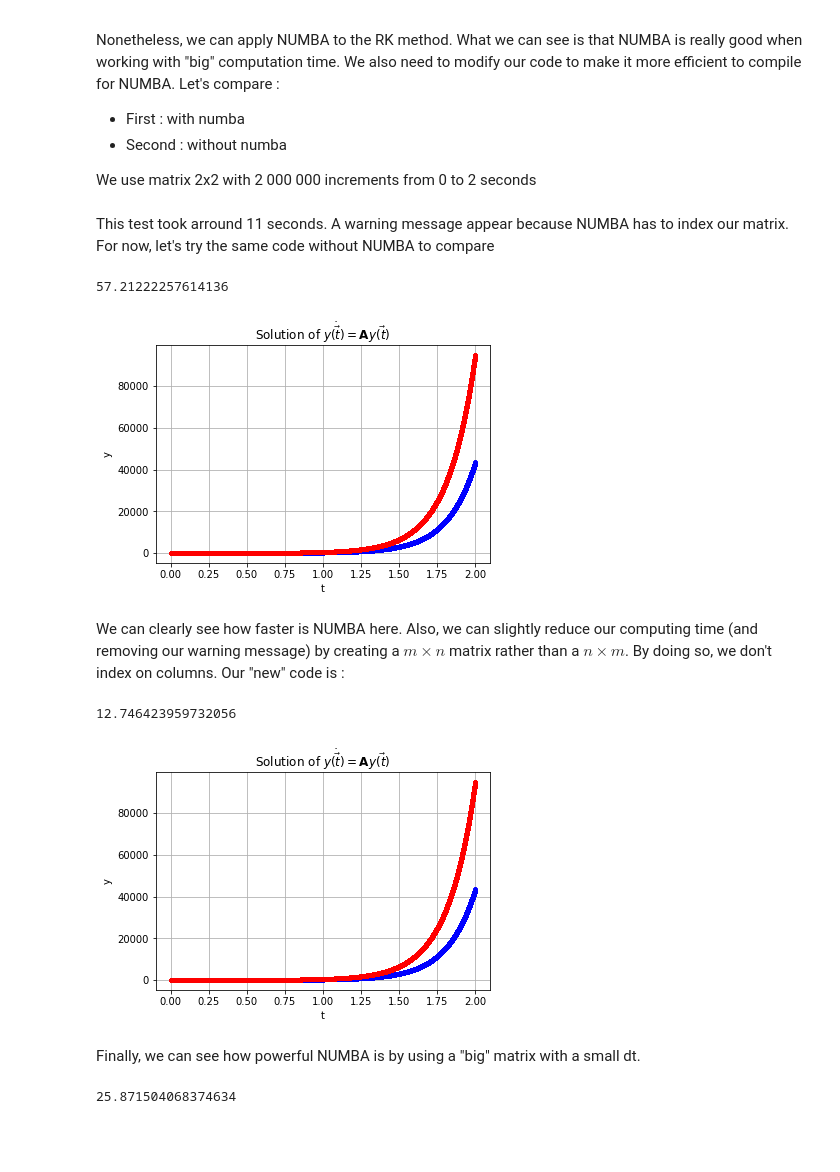
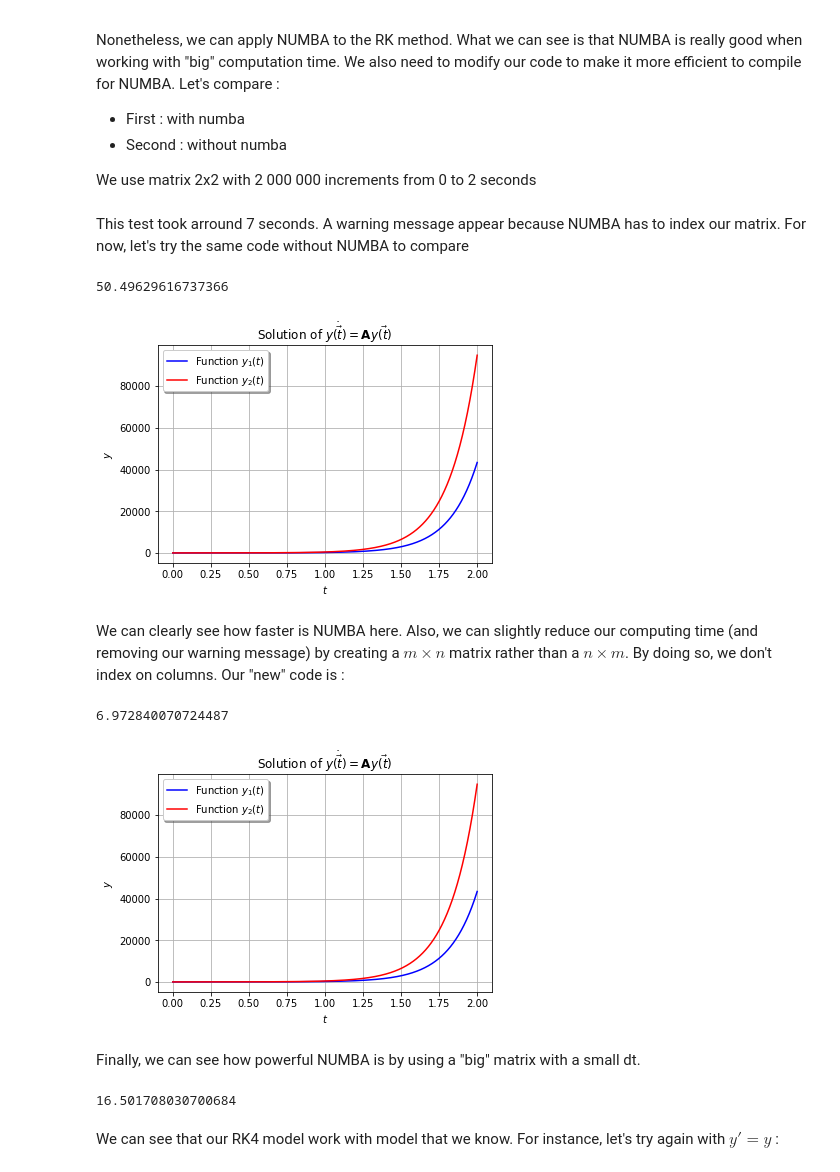
Before and after one commit to DCC-Lab/Computational-neuroscience-RNNs-, a Jupyter notebook: Differential_equation_solver/Diff_Eq_Solver_Euler_RK_.ipynb, the cells around one changed output. Cells and saved outputs as stored; diff of their text form; code cells hidden in the pictures; blank space fills up the shorter version.

```diff
--- a/Differential_equation_solver/Diff_Eq_Solver_Euler_RK_.ipynb
+++ b/Differential_equation_solver/Diff_Eq_Solver_Euler_RK_.ipynb
@@ -139,7 +140,7 @@ def EDO_Euler_Matrix_Opti(IC, t, A):
     res[:,0] = IC  #Setting our initial conditions
     for i in range(1, m):
         delta_t = t[i] - t[i-1]
-        res[:,i] = np.matmul(linalg.expm(A * delta_t), res[:,(i-1)])
+        res[:,i] = linalg.expm(A * delta_t) @ res[:,(i-1)]
     return res
 # %%
 t = np.linspace(0, 10, 1000)
@@ -165,12 +167,13 @@ IC = np.array([1, 1, 1]).T
 A = np.random.randn(3,3)
 A = 1.5 * A  # We increase the variance
 print(A)
-for y in EDO_Euler_Matrix_Opti(t=t, IC=IC, A=A):
-    plt.plot(t, y, ".-")
+for i, y in enumerate(EDO_Euler_Matrix_Opti(t=t, IC=IC, A=A)):
+    plt.plot(t, y, "-", label=f"$y_{i+1}(t)$")
 
 plt.grid(True)
-plt.xlabel("t")
-plt.ylabel("y")
+plt.legend(fancybox=True, shadow=True)
+plt.xlabel(r"$t$")
+plt.ylabel(r"$y$")
 plt.title(r"Solution of $\dot{\vec{y(t)}}=\mathbf{A}\vec{y(t)}$")
 plt.show()
 # %% [output]
@@ -270,7 +273,7 @@ plt.show()
 We will now consider RK with matrices. We need to adapt our code:
 # %%
 def dydx(t,y,A):
-    return np.matmul(A, y)
+    return A @ y
 
 def RK4(t, IC, dydx, A):
     '''Approximate differential equation with RK methods for matrices
@@ -371,5 +376,5 @@ end = time.time()
 # %% [markdown]
-This test took arround 11 seconds. A warning message appear because NUMBA has to index our matrix. For now, let's try the same code without NUMBA to compare
+This test took arround 7 seconds. A warning message appear because NUMBA has to index our matrix. For now, let's try the same code without NUMBA to compare
 # %%
 def dydx(t,y,A):
     return A @ y
@@ -383,39 +388,40 @@ def RK4(t, IC, dydx, A):
     A : random matrix
     '''
     n = len(IC)
     m = len(t)
     res = np.zeros((n, m))   #nxm matrix that contain our values
     res[:,0] = IC  # First column is redefine
     dt = (t[-1] - t[0])/m
     for i in range(1, m):
         k1 = dt * dydx(t[i-1], res[:,(i-1)], A=A)
         k2 = dt * dydx(t[i-1] + 0.5 * dt, res[:,(i-1)] + 0.5 * k1, A=A)
         k3 = dt * dydx(t[i-1] + 0.5 * dt, res[:,(i-1)] + 0.5 * k2, A=A)
         k4 = dt * dydx(t[i-1] + dt, res[:,(i-1)] + k3, A=A)
         res[:,i] = res[:,i-1] + (k1 + 2*k2 + 2*k3 + k4)/6
 
     return res
 
 start = time.time()
 
 IC = np.array([1, 2], dtype=np.float64).T
 t = np.linspace(0, 2, 2000000, dtype=np.float64)
 A = np.array([[1, 2],[3, 4]], dtype=np.float64)
 
 y = RK4(t=t, IC=IC, A=A, dydx=dydx)
 end = time.time()
 print(end-start)
 y1, y2 = y[0], y[1]
-plt.plot(t, y1, "b.-", label="y1")
-plt.plot(t, y2, "r.-", label="y2")
+plt.plot(t, y1, "b-", label=r"Function $y_1(t)$")
+plt.plot(t, y2, "r-", label=r"Function $y_2(t)$")
 plt.grid(True)
-plt.xlabel("t")
-plt.ylabel("y")
+plt.legend(fancybox=True, shadow=True)
+plt.xlabel(r"$t$")
+plt.ylabel(r"$y$")
 plt.title(r"Solution of $\dot{\vec{y(t)}}=\mathbf{A}\vec{y(t)}$")
 plt.show()
 # %% [output]
-57.21222257614136
+50.49629616737366
-[figure, old version]
+[figure, new version]
 # %% [markdown]
 We can clearly see how faster is NUMBA here. Also, we can slightly reduce our computing time (and removing our warning message) by creating a $m \times n$ matrix rather than a $n \times m$. By doing so, we don't index on columns. Our "new" code is :
 # %%
@@ -459,16 +465,17 @@ print(end-start)
 
 y1 = y[:,0]
 y2 = y[:,1]
-plt.plot(t, y1, "b.-", label="y1")
-plt.plot(t, y2, "r.-", label="y2")
+plt.plot(t, y1, "b-", label=r"Function $y_1(t)$")
+plt.plot(t, y2, "r-", label=r"Function $y_2(t)$")
 plt.grid(True)
-plt.xlabel("t")
-plt.ylabel("y")
+plt.legend(fancybox=True, shadow=True)
+plt.xlabel(r"$t$")
+plt.ylabel(r"$y$")
 plt.title(r"Solution of $\dot{\vec{y(t)}}=\mathbf{A}\vec{y(t)}$")
 plt.show()
 # %% [output]
-12.746423959732056
+6.972840070724487
-[figure, old version]
+[figure, new version]
 # %% [markdown]
 Finally, we can see how powerful NUMBA is by using a "big" matrix with a small dt.
 # %%
@@ -481,4 +488,6 @@ A = np.array(np.random.randn(1000,1000), dtype=np.float64)
 end = time.time()
 print(end-start)
 # %% [output]
-25.871504068374634
+16.501708030700684
+# %% [markdown]
+We can see that our RK4 model work with model that we know. For instance, let's try again with $y'=y$ :
```
Also changed, not shown: parts of 10 cells of this notebook.
